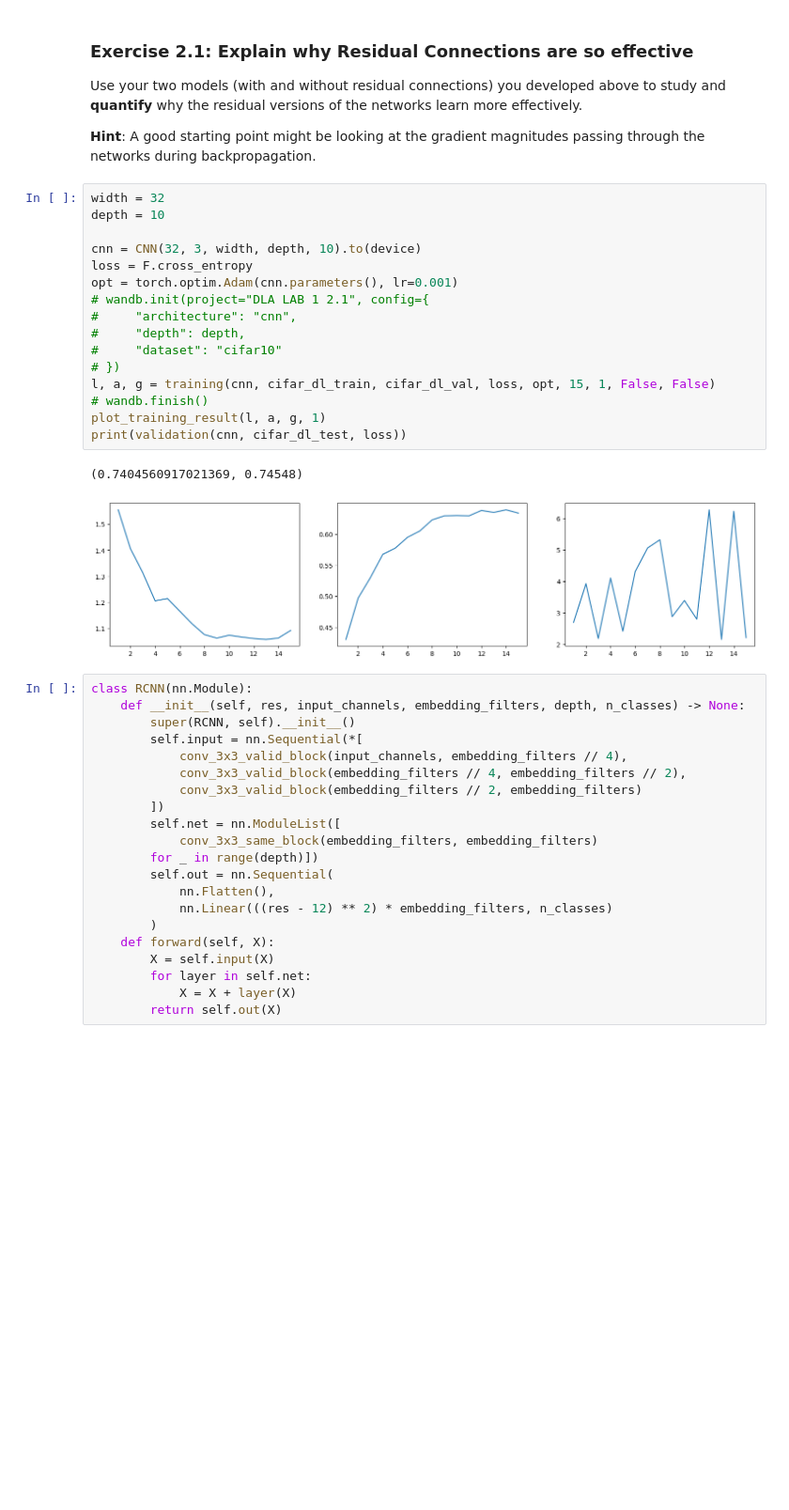
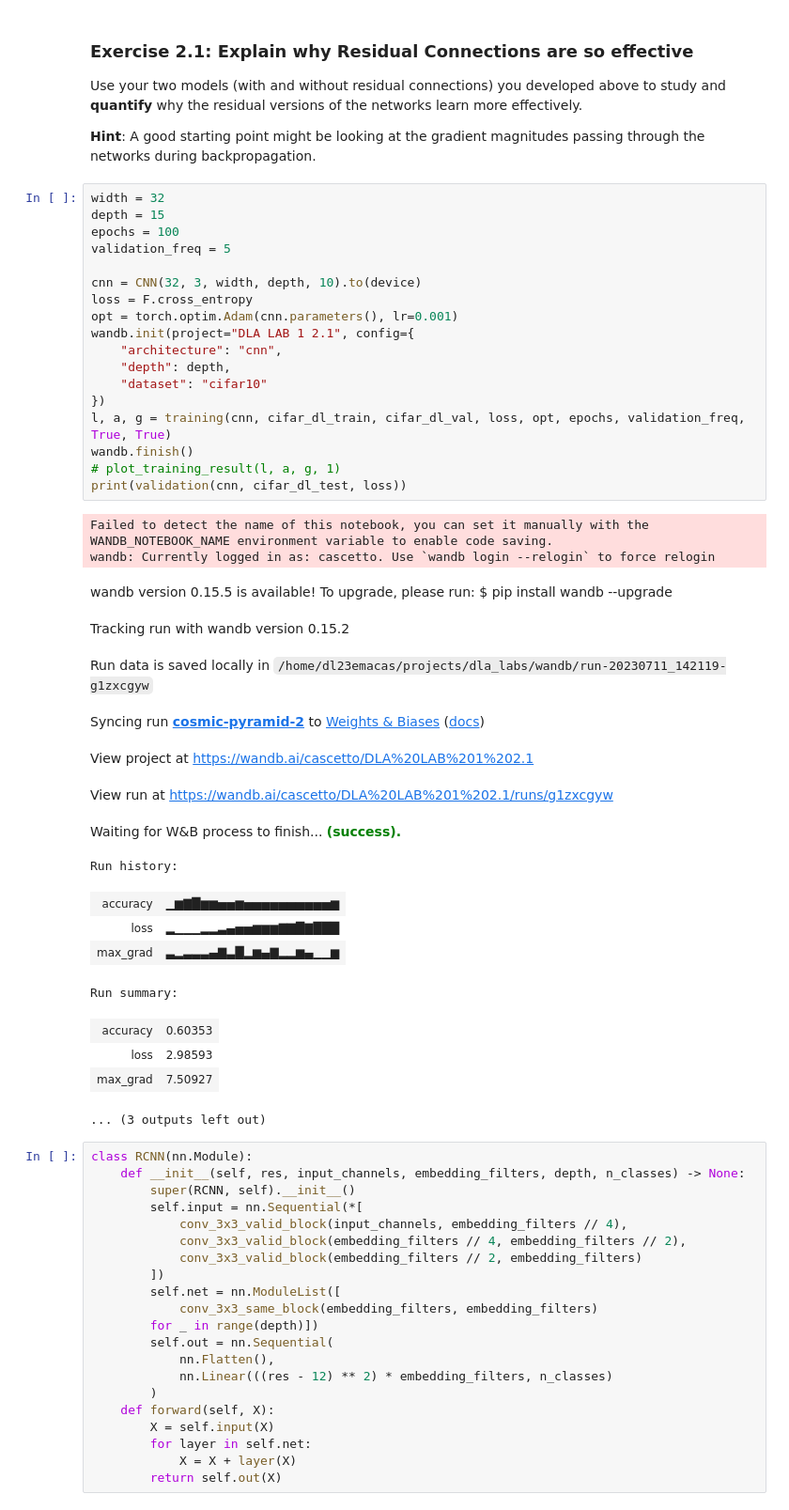
Before and after one commit to Cascetto/dla_labs, a Jupyter notebook: Lab1-CNNs.ipynb, the cells around one changed output. Shown at 94% size. Drawn from its saved outputs; the diff is of its cells as text; blank space fills up the shorter version.

```diff
--- a/Lab1-CNNs.ipynb
+++ b/Lab1-CNNs.ipynb
@@ -348,23 +370,41 @@ Use your two models (with and without residual connections) you developed above
 **Hint**: A good starting point might be looking at the gradient magnitudes passing through the networks during backpropagation.
 # %%
 width = 32
-depth = 10
+depth = 15
+epochs = 100
+validation_freq = 5
 
 cnn = CNN(32, 3, width, depth, 10).to(device)
 loss = F.cross_entropy
 opt = torch.optim.Adam(cnn.parameters(), lr=0.001)
-# wandb.init(project="DLA LAB 1 2.1", config={
-#     "architecture": "cnn",
-#     "depth": depth,
-#     "dataset": "cifar10"
-# })
-l, a, g = training(cnn, cifar_dl_train, cifar_dl_val, loss, opt, 15, 1, False, False)
-# wandb.finish()
-plot_training_result(l, a, g, 1)
+wandb.init(project="DLA LAB 1 2.1", config={
+    "architecture": "cnn",
+    "depth": depth,
+    "dataset": "cifar10"
+})
+l, a, g = training(cnn, cifar_dl_train, cifar_dl_val, loss, opt, epochs, validation_freq, True, True)
+wandb.finish()
+# plot_training_result(l, a, g, 1)
 print(validation(cnn, cifar_dl_test, loss))
 # %% [output]
-(0.7404560917021369, 0.74548)
+Failed to detect the name of this notebook, you can set it manually with the WANDB_NOTEBOOK_NAME environment variable to enable code saving.
+wandb: Currently logged in as: cascetto. Use `wandb login --relogin` to force relogin
-[figure, removed]
+wandb version 0.15.5 is available! To upgrade, please run: $ pip install wandb --upgrade
+Tracking run with wandb version 0.15.2
+Run data is saved locally in /home/dl23emacas/projects/dla_labs/wandb/run-20230711_142119-g1zxcgyw
+Syncing run cosmic-pyramid-2 to Weights & Biases (docs)
+View project at https://wandb.ai/cascetto/DLA%20LAB%201%202.1
+View run at https://wandb.ai/cascetto/DLA%20LAB%201%202.1/runs/g1zxcgyw
+Waiting for W&B process to finish... (success).
+Run history:
+| accuracy | ▁▆▇█▆▆▅▅▆▅▅▅▅▅▅▅▅▅▅▆ |
+| loss | ▂▁▁▁▂▂▃▄▅▅▆▆▆▇▇█▇███ |
+| max_grad | ▃▂▃▃▃▄▇▃█▂▆▄▇▂▂▆▄▁▁▆ |
+Run summary:
+| accuracy | 0.60353 |
+| loss | 2.98593 |
+| max_grad | 7.50927 |
+... (3 outputs left out)
 # %%
 class RCNN(nn.Module):
     def __init__(self, res, input_channels, embedding_filters, depth, n_classes) -> None:
```
Also changed, not shown: parts of 8 cells of this notebook, 2 other files.
